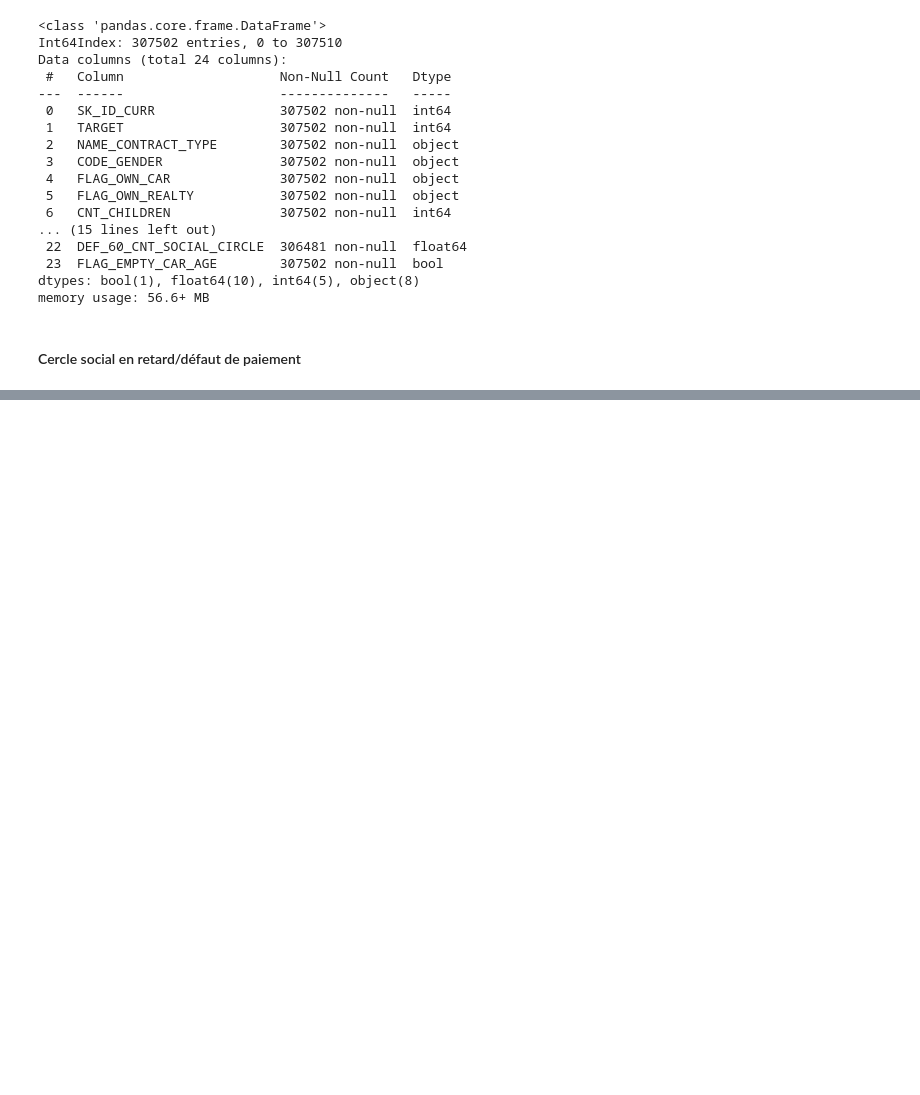
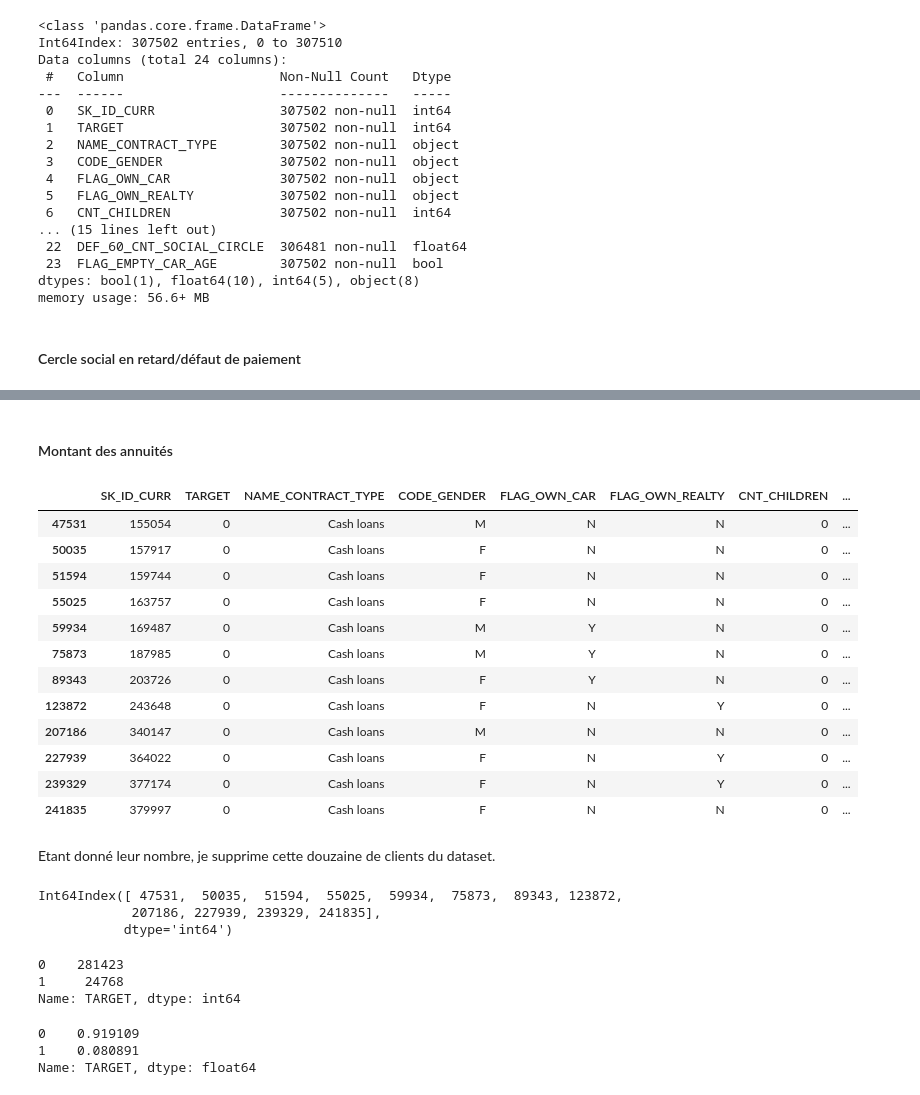
Before and after one commit to sebastienbourgeois/oc-p7-implementer-modele-scoring, a Jupyter notebook: code/modelisation.ipynb, the cells around one changed output, grey strips where cells are left out. Drawn from its saved outputs; the diff is of its cells as text; code cells hidden in the pictures; blank space fills up the shorter version.

```diff
--- a/code/modelisation.ipynb
+++ b/code/modelisation.ipynb
@@ -631,0 +762,3 @@ credits[credits["OBS_30_CNT_SOCIAL_CIRCLE"].isnull()]
+# %%
+# suppression des clients n'ayant pas de montant sur leurs biens concernés par le crédit
+credits.drop(index_a_supprimer, inplace=True)
@@ -631,0 +797,28 @@ credits[credits["OBS_30_CNT_SOCIAL_CIRCLE"].isnull()]
+# %% [markdown]
+#### Montant des annuités
+# %%
+credits[credits["AMT_ANNUITY"].isnull()]
+# %% [output]
+|  | SK_ID_CURR | TARGET | NAME_CONTRACT_TYPE | CODE_GENDER | FLAG_OWN_CAR | FLAG_OWN_REALTY | CNT_CHILDREN | ... |
+| 47531 | 155054 | 0 | Cash loans | M | N | N | 0 | ... |
+| 50035 | 157917 | 0 | Cash loans | F | N | N | 0 | ... |
+| 51594 | 159744 | 0 | Cash loans | F | N | N | 0 | ... |
+| 55025 | 163757 | 0 | Cash loans | F | N | N | 0 | ... |
+| 59934 | 169487 | 0 | Cash loans | M | Y | N | 0 | ... |
+| 75873 | 187985 | 0 | Cash loans | M | Y | N | 0 | ... |
+| 89343 | 203726 | 0 | Cash loans | F | Y | N | 0 | ... |
+| 123872 | 243648 | 0 | Cash loans | F | N | Y | 0 | ... |
+| 207186 | 340147 | 0 | Cash loans | M | N | N | 0 | ... |
+| 227939 | 364022 | 0 | Cash loans | F | N | Y | 0 | ... |
+| 239329 | 377174 | 0 | Cash loans | F | N | Y | 0 | ... |
+| 241835 | 379997 | 0 | Cash loans | F | N | N | 0 | ... |
+# %% [markdown]
+Etant donné leur nombre, je supprime cette douzaine de clients du dataset.
+# %%
+# identification des clients concernés
+index_a_supprimer = credits[credits["AMT_ANNUITY"].isnull()].index
+index_a_supprimer
+# %% [output]
+Int64Index([ 47531,  50035,  51594,  55025,  59934,  75873,  89343, 123872,
+            207186, 227939, 239329, 241835],
+           dtype='int64')
@@ -631,0 +828,12 @@ credits[credits["OBS_30_CNT_SOCIAL_CIRCLE"].isnull()]
+# %%
+credits.TARGET.value_counts()
+# %% [output]
+0    281423
+1     24768
+Name: TARGET, dtype: int64
+# %%
+credits.TARGET.value_counts(normalize=True)
+# %% [output]
+0    0.919109
+1    0.080891
+Name: TARGET, dtype: float64
```
Also changed, not shown: parts of 23 cells of this notebook.
